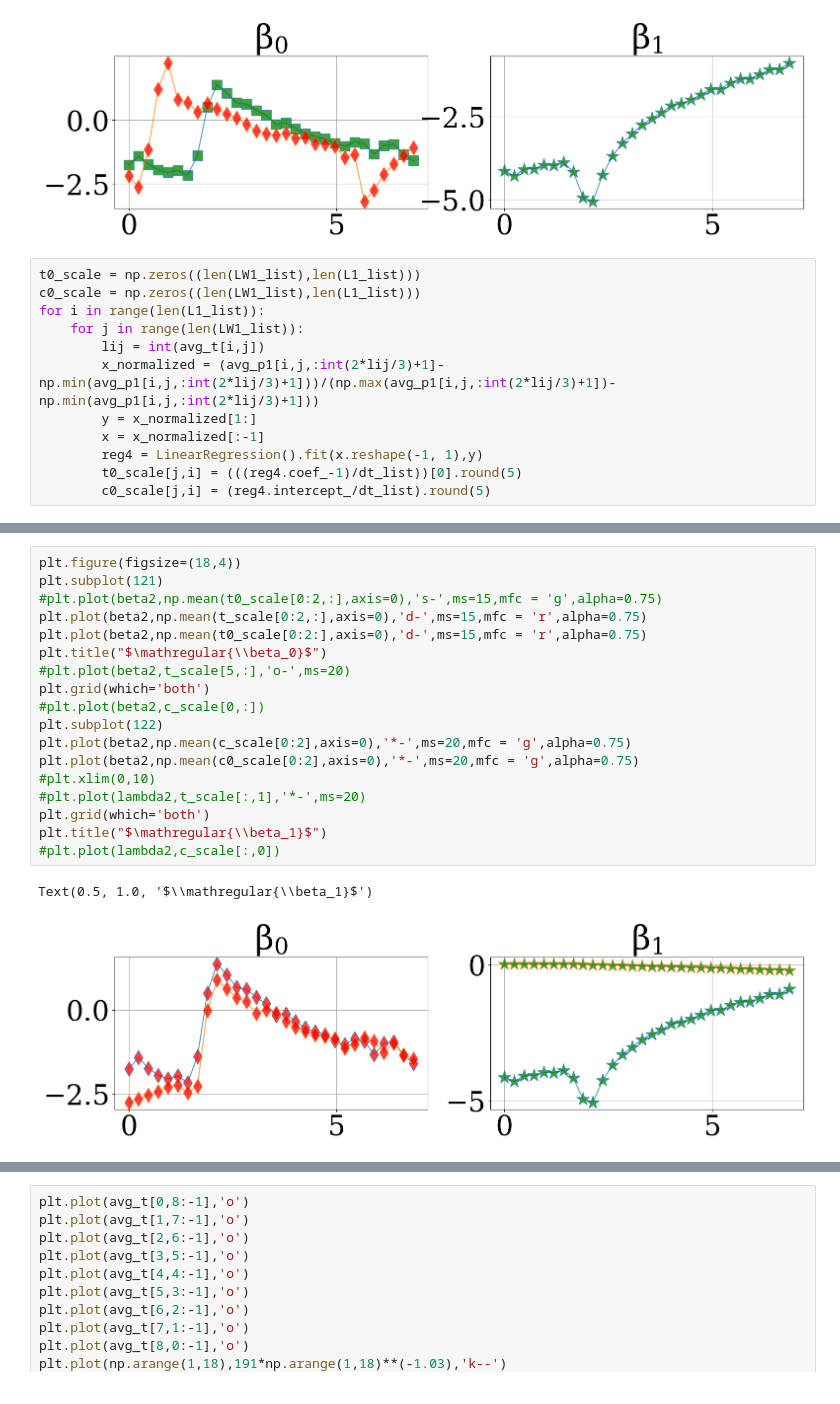
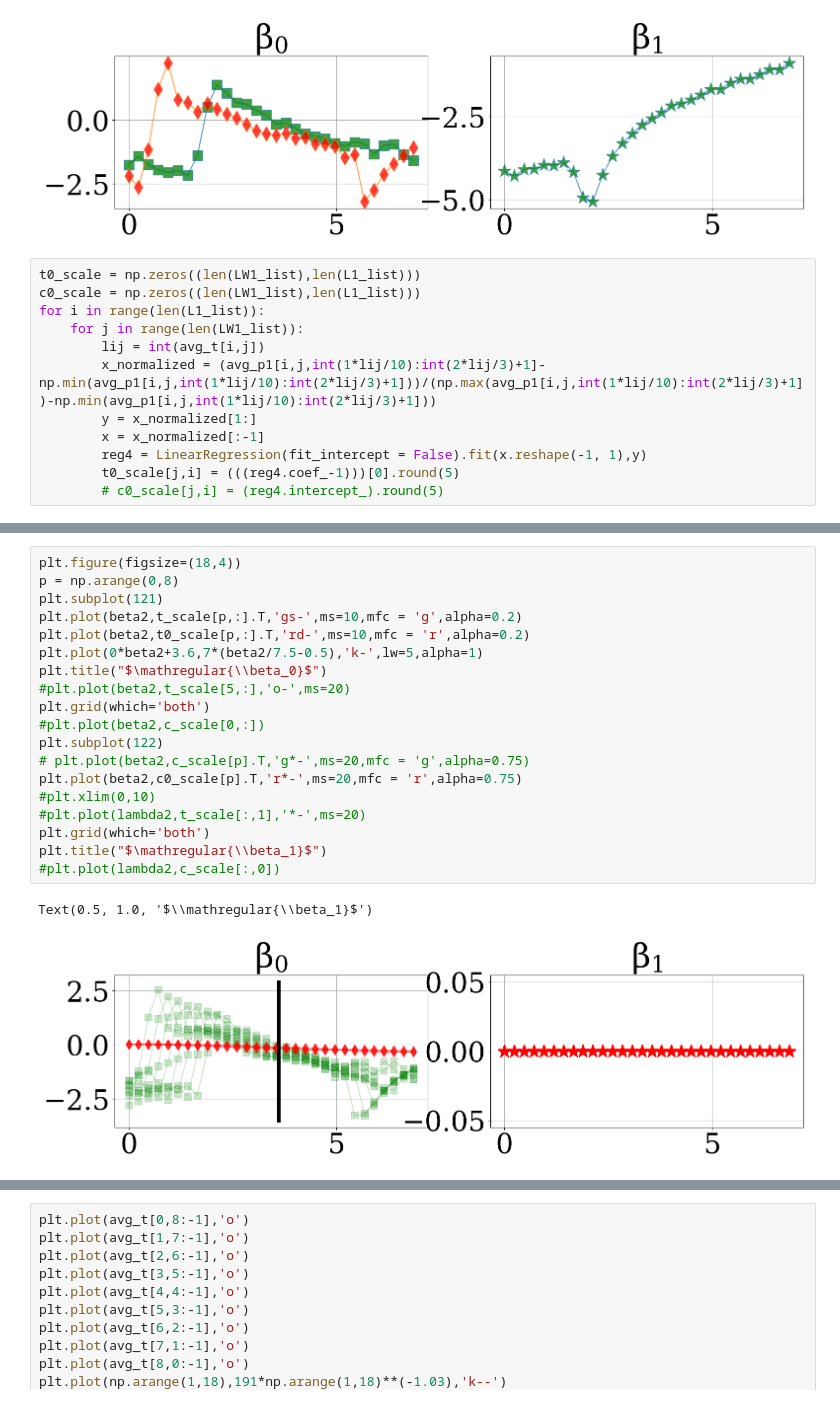
Before and after one commit to rafaelalmada240/tissuemodel101, a Jupyter notebook: model108/AnalyzeClosureLambdaBetaTrajectory.ipynb, the cells around one changed output, grey strips where cells are left out. Saved outputs shown, nothing was run; the diff lists cells and outputs as text.

```diff
--- a/model108/AnalyzeClosureLambdaBetaTrajectory.ipynb
+++ b/model108/AnalyzeClosureLambdaBetaTrajectory.ipynb
@@ -248,11 +249,11 @@ c0_scale = np.zeros((len(LW1_list),len(L1_list)))
 for i in range(len(L1_list)):
     for j in range(len(LW1_list)):
         lij = int(avg_t[i,j])
-        x_normalized = (avg_p1[i,j,:int(2*lij/3)+1]-np.min(avg_p1[i,j,:int(2*lij/3)+1]))/(np.max(avg_p1[i,j,:int(2*lij/3)+1])-np.min(avg_p1[i,j,:int(2*lij/3)+1]))
+        x_normalized = (avg_p1[i,j,int(1*lij/10):int(2*lij/3)+1]-np.min(avg_p1[i,j,int(1*lij/10):int(2*lij/3)+1]))/(np.max(avg_p1[i,j,int(1*lij/10):int(2*lij/3)+1])-np.min(avg_p1[i,j,int(1*lij/10):int(2*lij/3)+1]))
         y = x_normalized[1:]
         x = x_normalized[:-1]
-        reg4 = LinearRegression().fit(x.reshape(-1, 1),y)
-        t0_scale[j,i] = (((reg4.coef_-1)/dt_list))[0].round(5)
-        c0_scale[j,i] = (reg4.intercept_/dt_list).round(5)
+        reg4 = LinearRegression(fit_intercept = False).fit(x.reshape(-1, 1),y)
+        t0_scale[j,i] = (((reg4.coef_-1)))[0].round(5)
+        # c0_scale[j,i] = (reg4.intercept_).round(5)
 # %%
 plt.figure(figsize=(20,12))
@@ -288,21 +347,22 @@ for i in range(len(L1_list)):
 # %%
 plt.figure(figsize=(18,4))
+p = np.arange(0,8)
 plt.subplot(121)
-#plt.plot(beta2,np.mean(t0_scale[0:2,:],axis=0),'s-',ms=15,mfc = 'g',alpha=0.75)
-plt.plot(beta2,np.mean(t_scale[0:2,:],axis=0),'d-',ms=15,mfc = 'r',alpha=0.75)
-plt.plot(beta2,np.mean(t0_scale[0:2:],axis=0),'d-',ms=15,mfc = 'r',alpha=0.75)
+plt.plot(beta2,t_scale[p,:].T,'gs-',ms=10,mfc = 'g',alpha=0.2)
+plt.plot(beta2,t0_scale[p,:].T,'rd-',ms=10,mfc = 'r',alpha=0.2)
+plt.plot(0*beta2+3.6,7*(beta2/7.5-0.5),'k-',lw=5,alpha=1)
 plt.title("$\mathregular{\\beta_0}$")
 #plt.plot(beta2,t_scale[5,:],'o-',ms=20)
 plt.grid(which='both')
 #plt.plot(beta2,c_scale[0,:])
 plt.subplot(122)
-plt.plot(beta2,np.mean(c_scale[0:2],axis=0),'*-',ms=20,mfc = 'g',alpha=0.75)
-plt.plot(beta2,np.mean(c0_scale[0:2],axis=0),'*-',ms=20,mfc = 'g',alpha=0.75)
+# plt.plot(beta2,c_scale[p].T,'g*-',ms=20,mfc = 'g',alpha=0.75)
+plt.plot(beta2,c0_scale[p].T,'r*-',ms=20,mfc = 'r',alpha=0.75)
 #plt.xlim(0,10)
 #plt.plot(lambda2,t_scale[:,1],'*-',ms=20)
 plt.grid(which='both')
 plt.title("$\mathregular{\\beta_1}$")
 #plt.plot(lambda2,c_scale[:,0])
 # %% [output]
 Text(0.5, 1.0, '$\\mathregular{\\beta_1}$')
-[figure, old version]
+[figure, new version]
```
Also changed, not shown: parts of 22 cells of this notebook.
